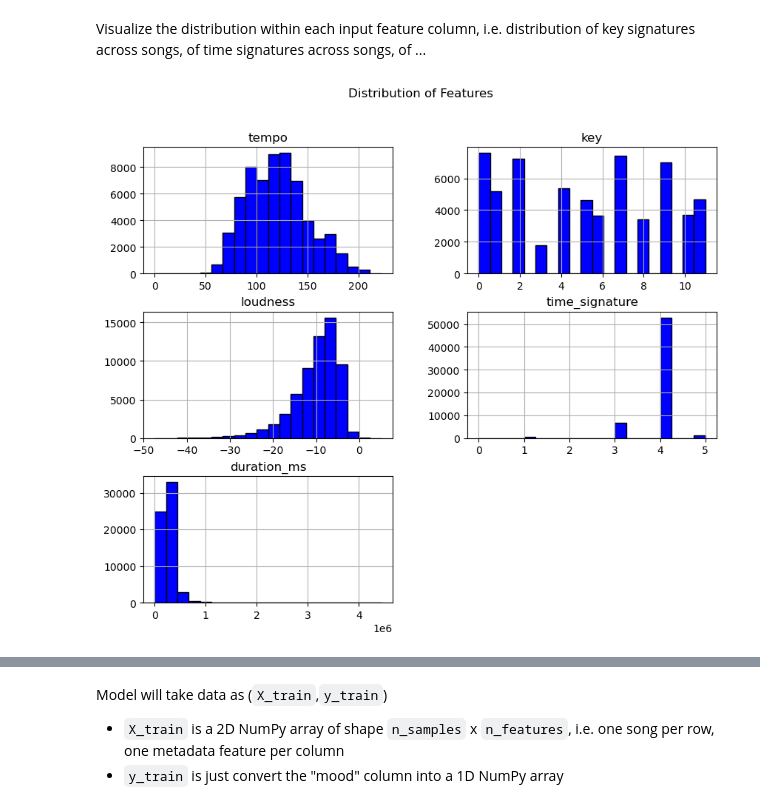
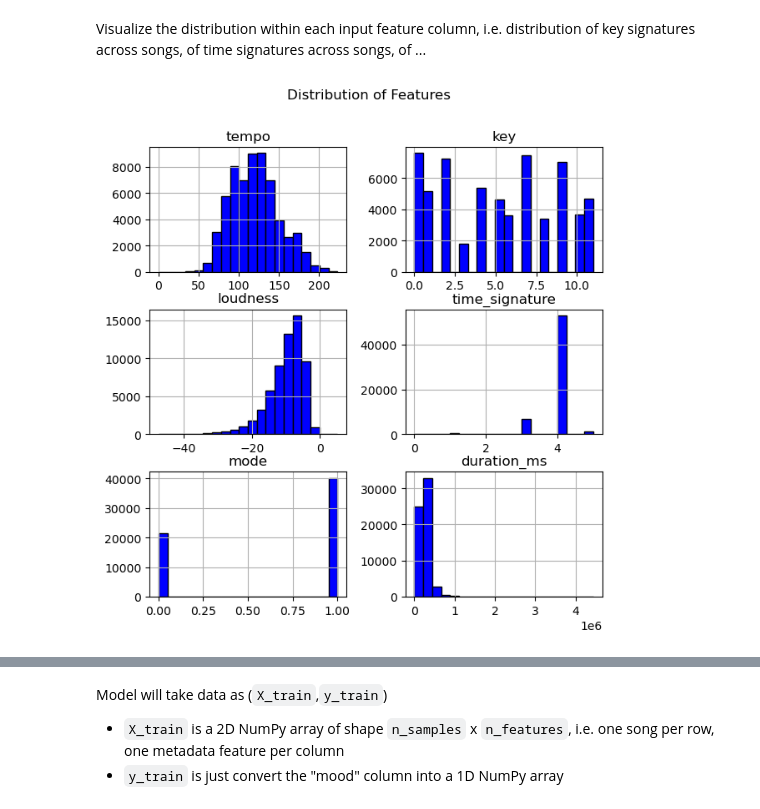
Before and after one commit to ApplesDaddy/CMPT353Project, a Jupyter notebook: regression_Colab.ipynb, the cells around one changed output, grey strips where cells are left out. Cells and saved outputs as stored; diff of their text form; code cells hidden in the pictures.

```diff
--- a/regression_Colab.ipynb
+++ b/regression_Colab.ipynb
@@ -62,10 +62,10 @@ Index(['Unnamed: 0', 'track', 'artist', 'seeds', 'spotify_id', 'danceability',
 import numpy as np
 
 KEEP_COLS_MASTER = ["track", "album", "artist", "release_date", "length",
-             "tempo", "key", "time_signature",
+             "tempo", "key", "time_signature", "mode"
              "mood"]
 
-KEEP_COLS_MODEL = ["tempo", "key", "loudness", "time_signature", "duration_ms"]
+KEEP_COLS_MODEL = ["tempo", "key", "loudness", "time_signature", "mode", "duration_ms"]
 
 # songs_df = pd.read_csv("data_moods.csv", usecols=KEEP_COLS_MASTER)
 # make names the indices
@@ -218,9 +218,9 @@ Visualize the distribution within each input feature column, i.e. distribution o
 # %%
 import matplotlib.pyplot as plt
 
 # histogram for each column
-songs_df[KEEP_COLS_MODEL].hist(figsize=(10,8), bins = 20, color = 'blue', edgecolor = 'black')
+songs_df[KEEP_COLS_MODEL].hist(figsize=(7,7), bins = 20, color = 'blue', edgecolor = 'black')
 plt.suptitle('Distribution of Features')
 plt.show()
 # %% [output]
-[figure, old version]
+[figure, new version]
```
Also changed, not shown: parts of 31 cells of this notebook.
